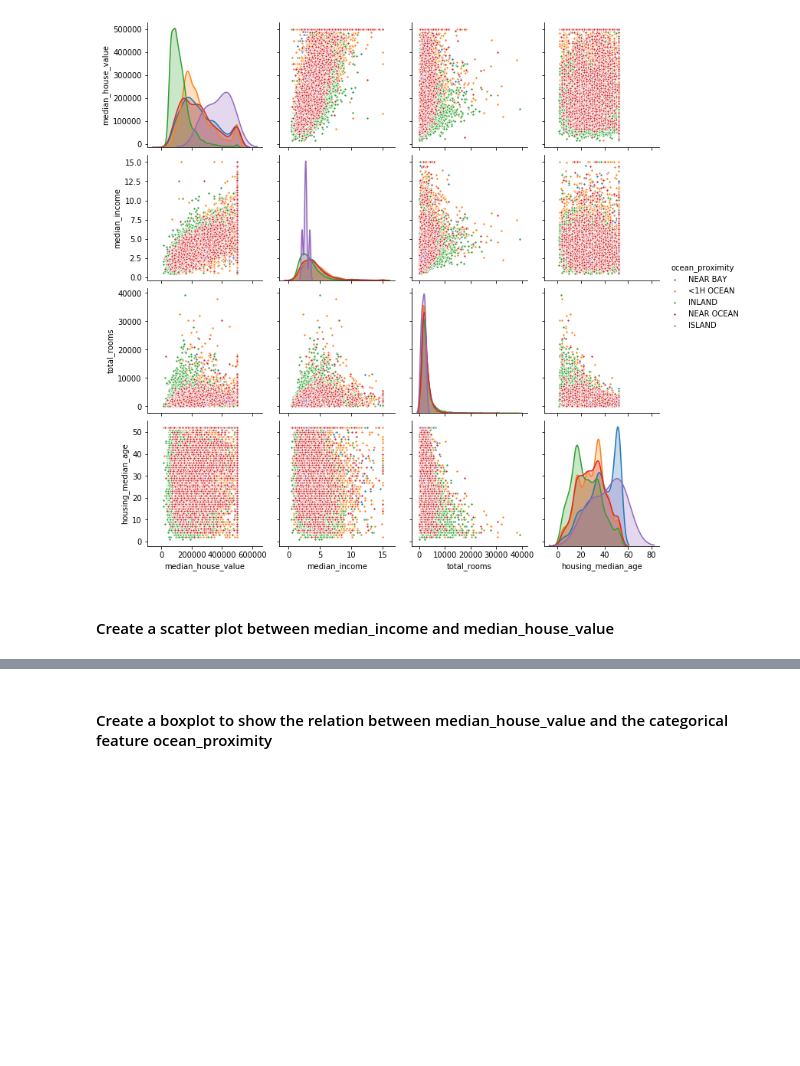
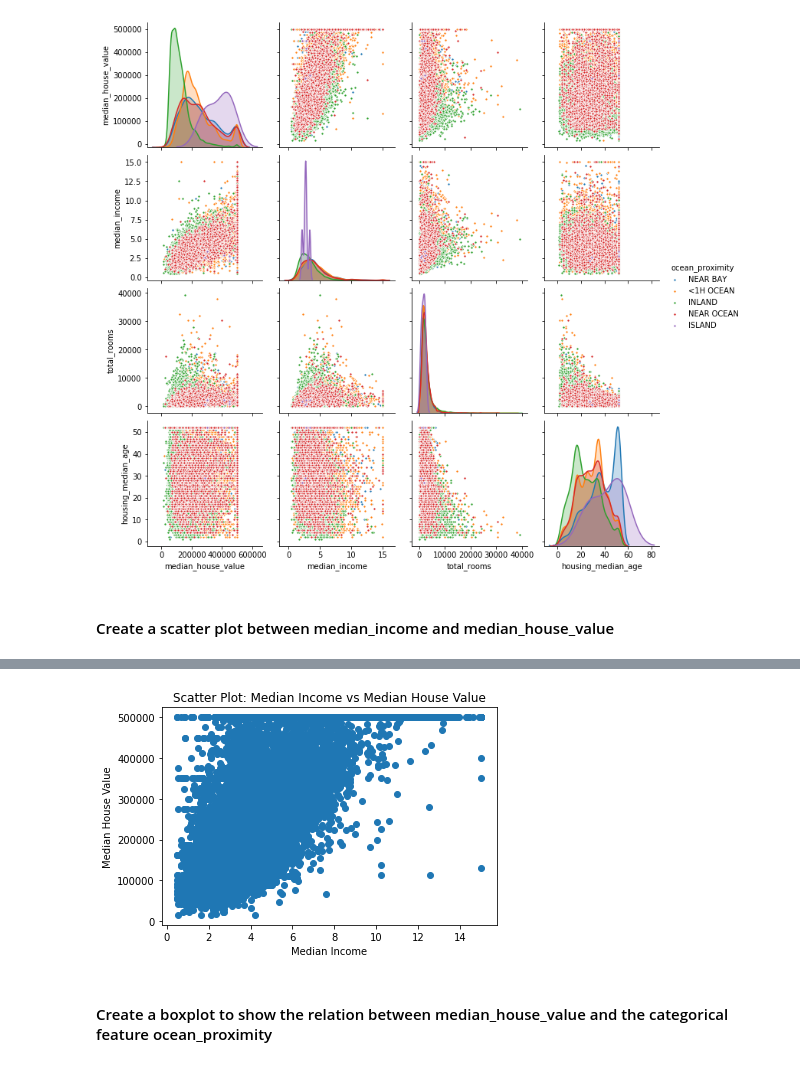
Before and after one commit to MsDiala/SHAI, a Jupyter notebook: Task7/Task_7_exercises.ipynb, the cells around one changed output, grey strips where cells are left out. Saved outputs shown, nothing was run; the diff lists cells and outputs as text; code cells hidden in the pictures; blank space fills up the shorter version.

```diff
--- a/Task7/Task_7_exercises.ipynb
+++ b/Task7/Task_7_exercises.ipynb
@@ -377,2 +404,18 @@ attributes = ["median_house_value", "median_income", "total_rooms", "housing_med
+# %%
+# Create a DataFrame with the selected attributes
+selected_data = df[attributes]
+
+# Create the scatter plot
+plt.scatter(selected_data["median_income"], selected_data["median_house_value"])
+
+# Set plot labels
+plt.xlabel("Median Income")
+plt.ylabel("Median House Value")
+plt.title("Scatter Plot: Median Income vs Median House Value")
+
+# Display the plot
+plt.show()
+# %% [output]
+[figure, added]
 # %% [markdown]
 #### Create a boxplot to show the relation between median_house_value and the categorical feature ocean_proximity
```
Also changed, not shown: parts of 7 cells of this notebook.
